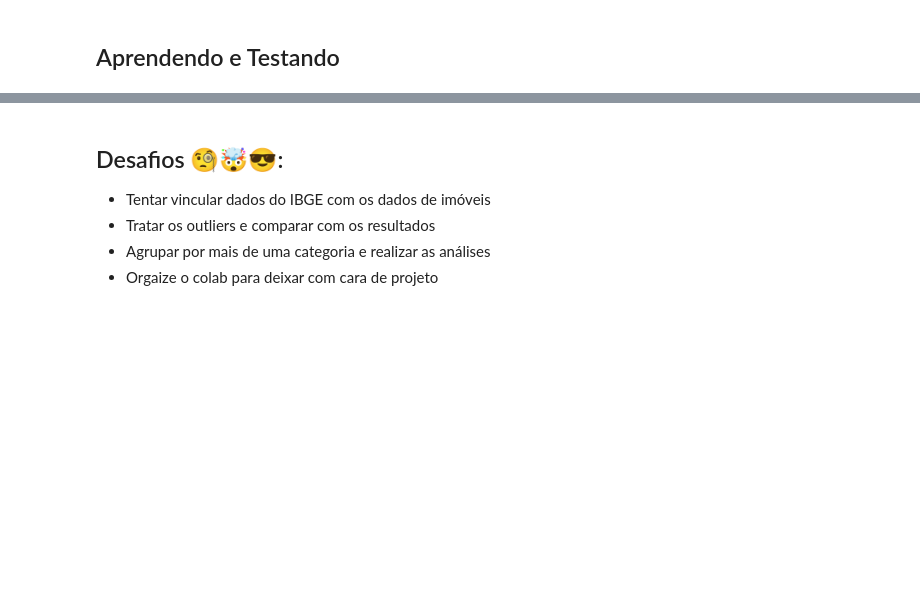
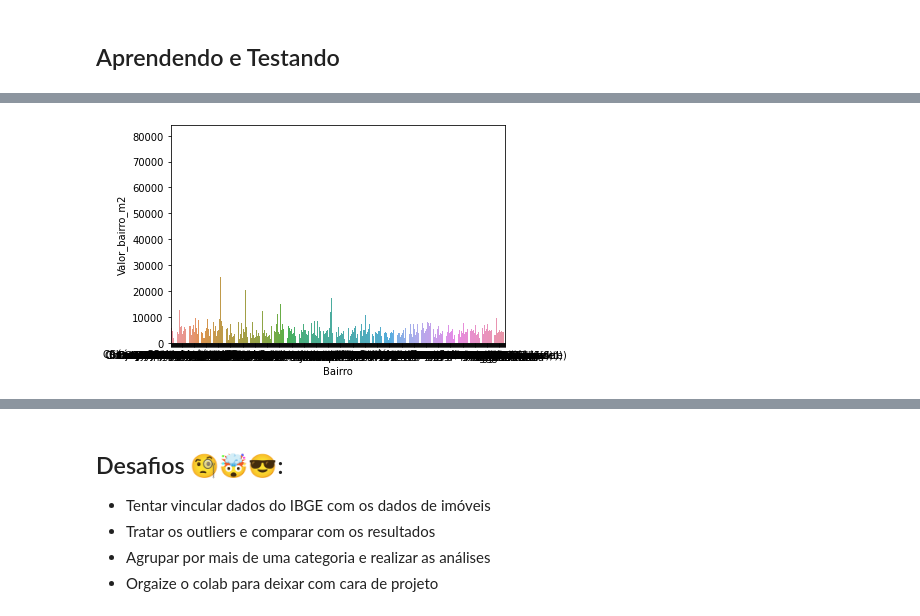
Before and after one commit to AlissonAnjos21/imersao_dados_alura, a Jupyter notebook: Aula_03_Imersão_de_Dados_04_Pesquisa_de_Imóveis_em_São_Paulo.ipynb, the cells around one changed output, grey strips where cells are left out. Saved outputs shown, nothing was run; the diff lists cells and outputs as text; code cells hidden in the pictures; blank space fills up the shorter version.

```diff
--- a/Aula_03_Imersão_de_Dados_04_Pesquisa_de_Imóveis_em_São_Paulo.ipynb
+++ b/Aula_03_Imersão_de_Dados_04_Pesquisa_de_Imóveis_em_São_Paulo.ipynb
@@ -17,0 +33,3 @@ pd.set_option('display.float_format', lambda x: '%.2f' % x)
+# %%
+data_base_2['Valor_m2'] = data_base_2['Valor_Imovel_float'] / data_base_2['Metragem']
+data_base_2['Valor_m2']
@@ -17,0 +88,4 @@ pd.set_option('display.float_format', lambda x: '%.2f' % x)
+# %%
+district_value = data_base_2.groupby(['Bairro']).sum()
+district_value['Valor_bairro_m2'] = district_value['Valor_Imovel_float'] / district_value['Metragem']
+district_value
@@ -17,0 +159,3 @@ pd.set_option('display.float_format', lambda x: '%.2f' % x)
+# %%
+district_value.reset_index(inplace = True)  # O inplace faz com que eu não precise dizer que a variável é igual ao novo valor (district_value = district_value.reset_index())
+district_value
@@ -17,0 +176,5 @@ pd.set_option('display.float_format', lambda x: '%.2f' % x)
+# %%
+barplot_1 = sns.barplot(data = district_value, x = 'Bairro', y = 'Valor_bairro_m2')
+plt.show()
+# %% [output]
+[figure, added]
```
Also changed, not shown: parts of 25 cells of this notebook.
